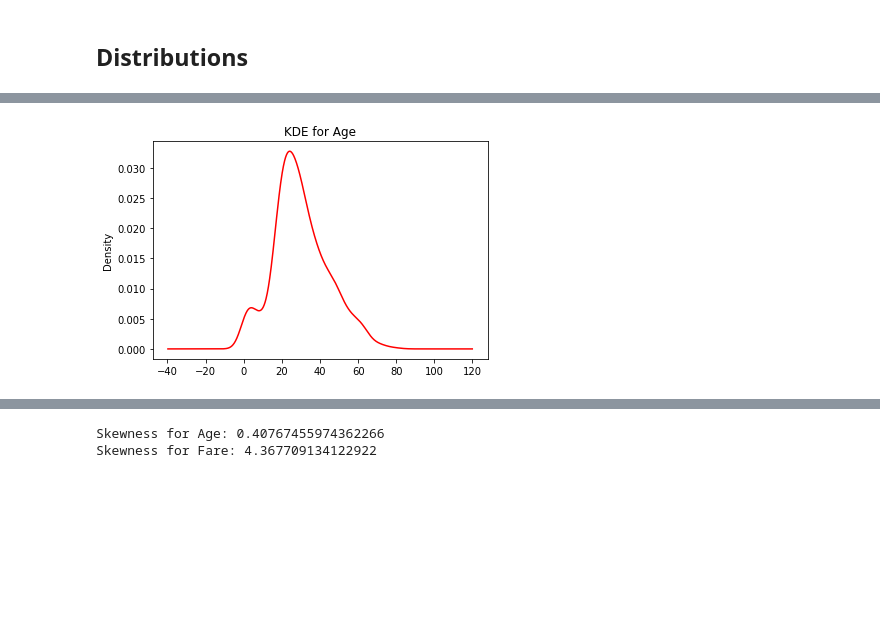
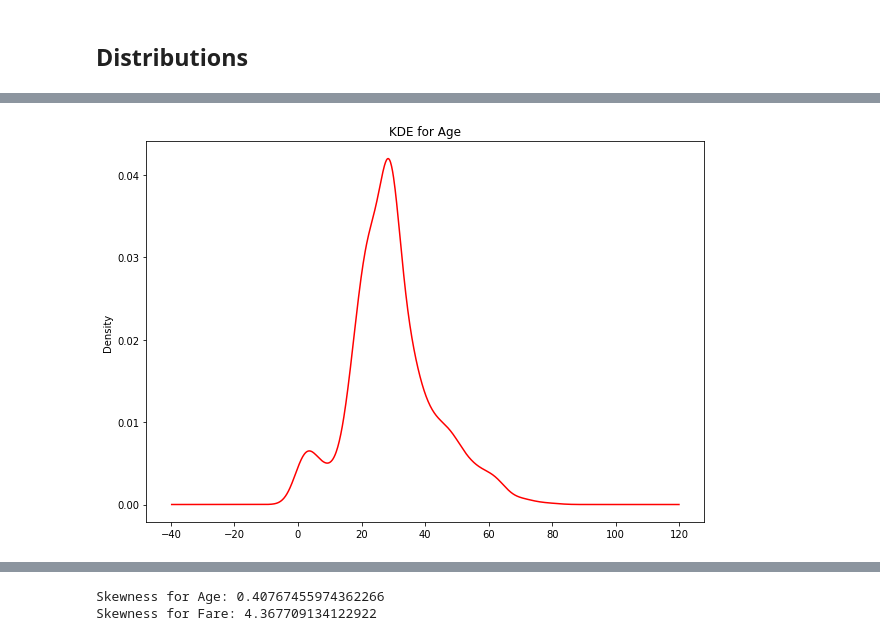
Before and after one commit to vasuag29/Titanic-dataset-experimentation, a Jupyter notebook: Titanic_Exploration.ipynb, the cells around one changed output, grey strips where cells are left out. Cells and saved outputs as stored; diff of their text form; code cells hidden in the pictures; blank space fills up the shorter version.

```diff
--- a/Titanic_Exploration.ipynb
+++ b/Titanic_Exploration.ipynb
@@ -196,6 +195,6 @@ df.Age.plot(kind='hist', title='Age Histogram', color='y', edgecolor='black', bi
 # %%
 # Kernel Density Estimation
-df.Age.plot(kind='kde', title='KDE for Age', color='r');
+df.Age.plot(kind='kde', title='KDE for Age', color='r', figsize=(10,7));
 # %% [output]
-[figure, old version]
+[figure, new version]
 # %%
```
Also changed, not shown: parts of 58 cells of this notebook.
